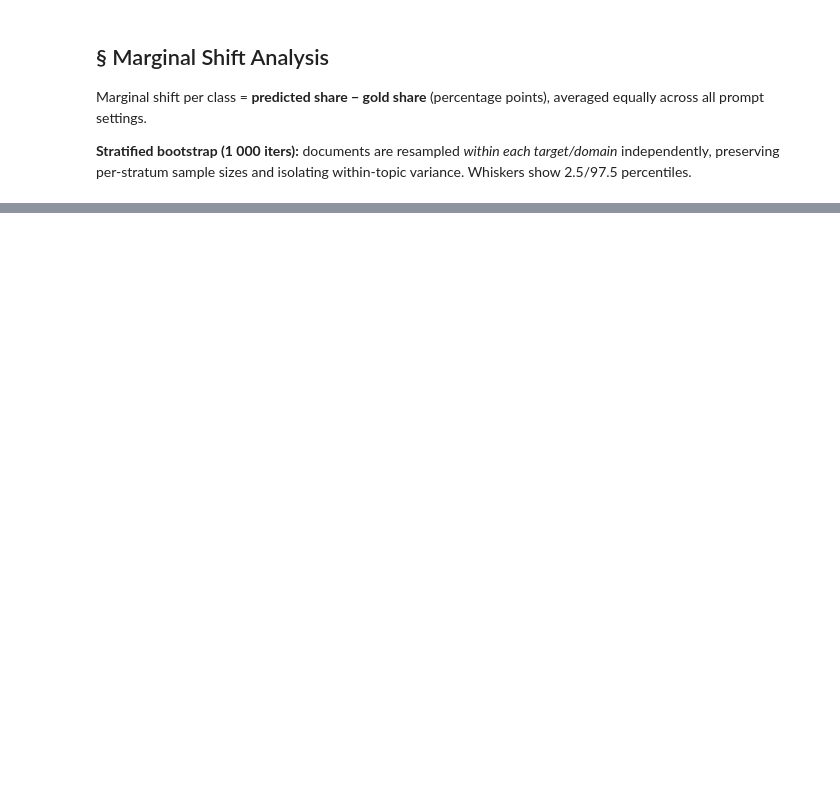
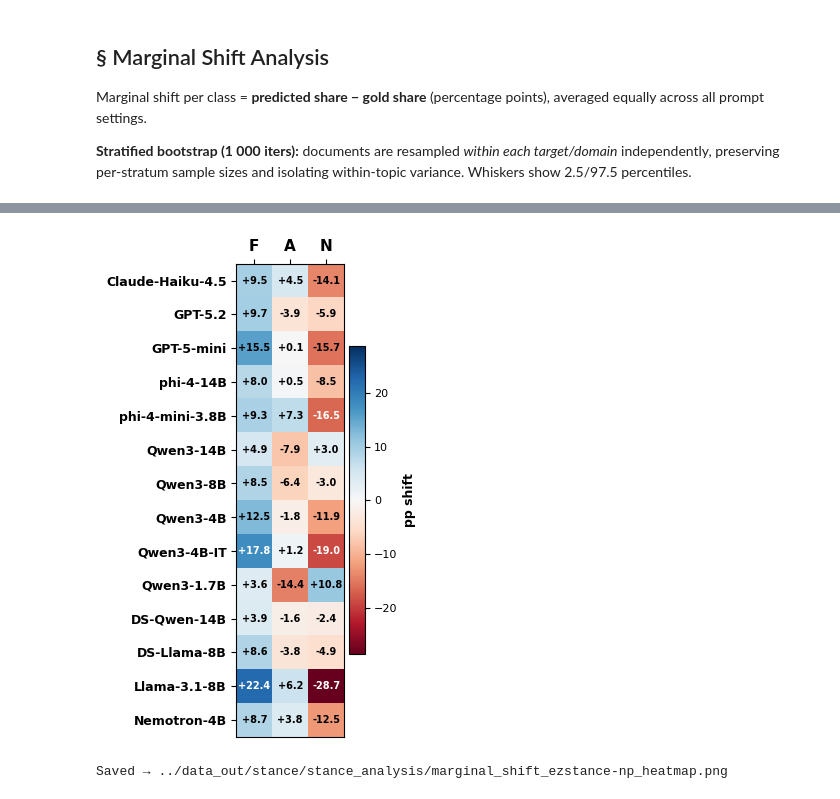
Before and after one commit to nityaak5/slm-topic-modeling, a Jupyter notebook: notebooks/ezstance_np_analysis.ipynb, the cells around one changed output, grey strips where cells are left out. Saved outputs shown, nothing was run; the diff lists cells and outputs as text; code cells hidden in the pictures; blank space fills up the shorter version.

Commit message:
np analysis

```diff
--- a/notebooks/ezstance_np_analysis.ipynb
+++ b/notebooks/ezstance_np_analysis.ipynb
@@ -1688,34 +1713,37 @@ _vmax = max(np.abs(_hm_data).max(), 1.0)
 _n_models = len(_ms)
 _fig_h = max(2.5, _n_models * 0.32 + 0.8)
 
 fig, ax = plt.subplots(figsize=(3.3, _fig_h))
 im = ax.imshow(_hm_data, cmap="RdBu", vmin=-_vmax, vmax=_vmax, aspect="auto")
 
 _CLASS_SHORT = {"FAVOR": "F", "AGAINST": "A", "NONE": "N"}
 ax.set_xticks(range(len(CLASSES)))
 ax.set_xticklabels([_CLASS_SHORT.get(c, c) for c in CLASSES], fontsize=11, fontweight="bold")
 ax.set_yticks(range(_n_models))
 ax.set_yticklabels(_xl_short, fontsize=9, fontweight="bold")
 ax.xaxis.tick_top()
 ax.xaxis.set_label_position("top")
 
 for i in range(_n_models):
     for j, _c in enumerate(CLASSES):
         val = _hm_data[i, j]
         color = "white" if abs(val) > _vmax * 0.55 else "black"
         ax.text(j, i, f"{val:+.1f}", ha="center", va="center",
                 fontsize=7, fontweight="bold", color=color)
 
 cbar = fig.colorbar(im, ax=ax, orientation="vertical", fraction=0.12, pad=0.04)
 cbar.ax.tick_params(labelsize=8)
 cbar.set_label("pp shift", fontsize=9, fontweight="bold")
 
-ax.set_title(f"{_DATASET}: Marginal Shift Heatmap", fontsize=10, fontweight="bold", pad=12)
+
 plt.tight_layout()
 _fp_hm = _OUT / f"marginal_shift_{_DATASET.lower().replace(' ', '_')}_heatmap.png"
 plt.savefig(_fp_hm, dpi=200, bbox_inches="tight")
 plt.show()
 print(f"Saved → {_fp_hm}")
+# %% [output]
+[figure, added]
+Saved → ../data_out/stance/stance_analysis/marginal_shift_ezstance-np_heatmap.png
 # %%
 # ── marginal shift table ──────────────────────────────────────────────────────
 _rows_tbl = []
```
Also changed, not shown: parts of 16 cells of this notebook, 1 other file.
